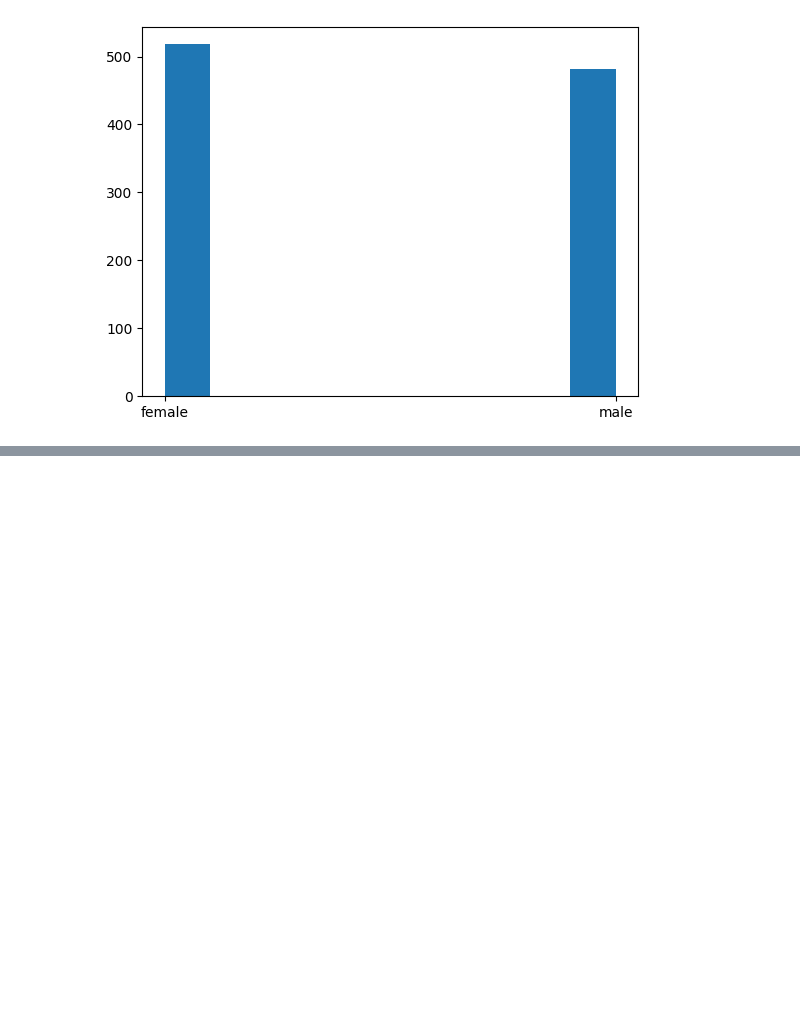
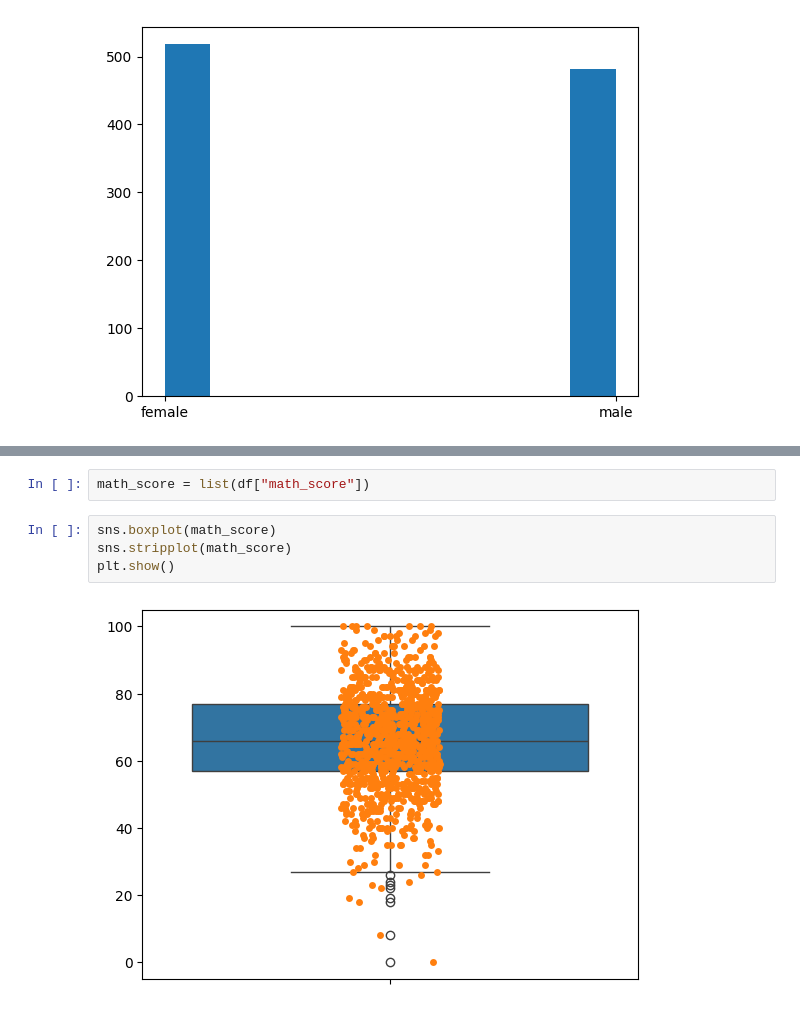
Before and after one commit to rajendra195/playing_with_data, a Jupyter notebook: study.ipynb, the cells around one changed output, grey strips where cells are left out. Cells and saved outputs as stored; diff of their text form; blank space fills up the shorter version.

```diff
--- a/study.ipynb
+++ b/study.ipynb
@@ -51,0 +57,8 @@ sns.histplot(df["math_score"], kde=True)
+# %%
+math_score = list(df["math_score"])
+# %%
+sns.boxplot(math_score)
+sns.stripplot(math_score)
+plt.show()
+# %% [output]
+[figure, added]
```
Also changed, not shown: parts of 5 cells of this notebook.
